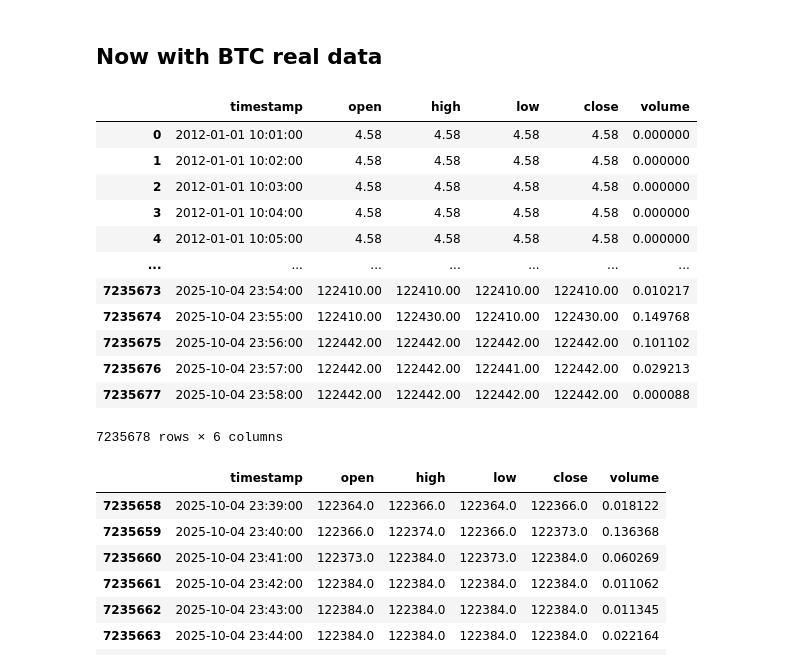
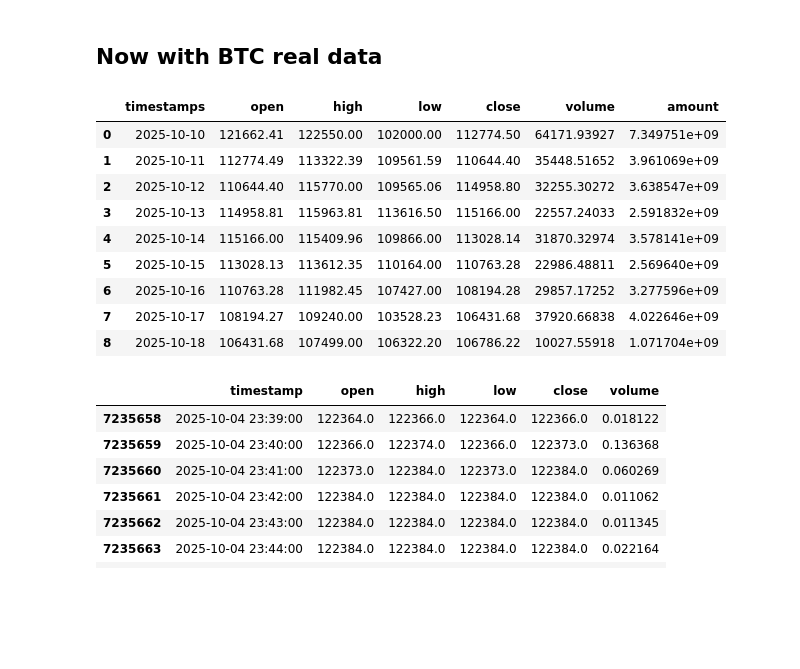
Before and after one commit to bwv988/ai_scratch, a Jupyter notebook: notebooks/kronos/kronos_tests.ipynb, the cells around one changed output. Saved outputs shown, nothing was run; the diff lists cells and outputs as text; code cells hidden in the pictures; blank space fills up the shorter version.

```diff
--- a/notebooks/kronos/kronos_tests.ipynb
+++ b/notebooks/kronos/kronos_tests.ipynb
@@ -282,34 +309,23 @@ plot_prediction(kline_df, pred_df)
 ## Now with BTC real data
 # %%
 def load_btc_data():
-    df = pd.read_csv("~/Downloads/btcusd_1-min_data.csv")
-    df['Timestamp'] = pd.to_datetime(df['Timestamp'], unit='s')
-    df = df.rename(columns={
-        'Timestamp': 'timestamp',
-        'Open': 'open',
-        'High': 'high',
-        'Low': 'low',
-        'Close': 'close',
-        'Volume': 'volume'
-    })
+    df = pd.read_csv(f"{PATH_PREFIX}/data/bitcoin_historical_data.csv")
+
     return df
 df = load_btc_data()
 
 df
 # %% [output]
-|  | timestamp | open | high | low | close | volume |
-| 0 | 2012-01-01 10:01:00 | 4.58 | 4.58 | 4.58 | 4.58 | 0.000000 |
-| 1 | 2012-01-01 10:02:00 | 4.58 | 4.58 | 4.58 | 4.58 | 0.000000 |
-| 2 | 2012-01-01 10:03:00 | 4.58 | 4.58 | 4.58 | 4.58 | 0.000000 |
-| 3 | 2012-01-01 10:04:00 | 4.58 | 4.58 | 4.58 | 4.58 | 0.000000 |
-| 4 | 2012-01-01 10:05:00 | 4.58 | 4.58 | 4.58 | 4.58 | 0.000000 |
-| ... | ... | ... | ... | ... | ... | ... |
-| 7235673 | 2025-10-04 23:54:00 | 122410.00 | 122410.00 | 122410.00 | 122410.00 | 0.010217 |
-| 7235674 | 2025-10-04 23:55:00 | 122410.00 | 122430.00 | 122410.00 | 122430.00 | 0.149768 |
-| 7235675 | 2025-10-04 23:56:00 | 122442.00 | 122442.00 | 122442.00 | 122442.00 | 0.101102 |
-| 7235676 | 2025-10-04 23:57:00 | 122442.00 | 122442.00 | 122441.00 | 122442.00 | 0.029213 |
-| 7235677 | 2025-10-04 23:58:00 | 122442.00 | 122442.00 | 122442.00 | 122442.00 | 0.000088 |
+|  | timestamps | open | high | low | close | volume | amount |
+| 0 | 2025-10-10 | 121662.41 | 122550.00 | 102000.00 | 112774.50 | 64171.93927 | 7.349751e+09 |
+| 1 | 2025-10-11 | 112774.49 | 113322.39 | 109561.59 | 110644.40 | 35448.51652 | 3.961069e+09 |
+| 2 | 2025-10-12 | 110644.40 | 115770.00 | 109565.06 | 114958.80 | 32255.30272 | 3.638547e+09 |
+| 3 | 2025-10-13 | 114958.81 | 115963.81 | 113616.50 | 115166.00 | 22557.24033 | 2.591832e+09 |
+| 4 | 2025-10-14 | 115166.00 | 115409.96 | 109866.00 | 113028.14 | 31870.32974 | 3.578141e+09 |
+| 5 | 2025-10-15 | 113028.13 | 113612.35 | 110164.00 | 110763.28 | 22986.48811 | 2.569640e+09 |
+| 6 | 2025-10-16 | 110763.28 | 111982.45 | 107427.00 | 108194.28 | 29857.17252 | 3.277596e+09 |
+| 7 | 2025-10-17 | 108194.27 | 109240.00 | 103528.23 | 106431.68 | 37920.66838 | 4.022646e+09 |
+| 8 | 2025-10-18 | 106431.68 | 107499.00 | 106322.20 | 106786.22 | 10027.55918 | 1.071704e+09 |
-7235678 rows × 6 columns
 # %%
 # Specify the number of input rows to use.
 last_n_rows = 20
```
Also changed, not shown: parts of 9 cells of this notebook, 3 other files.
